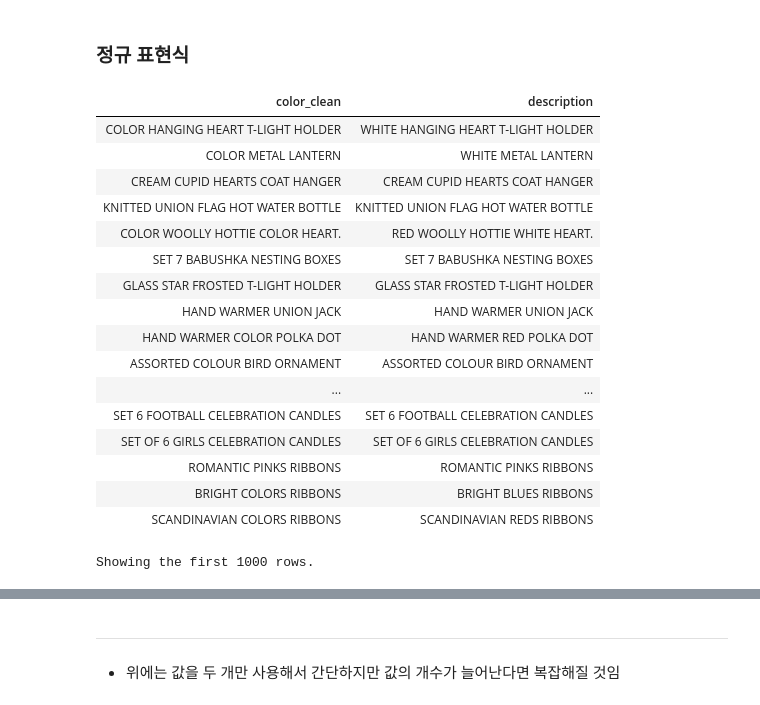
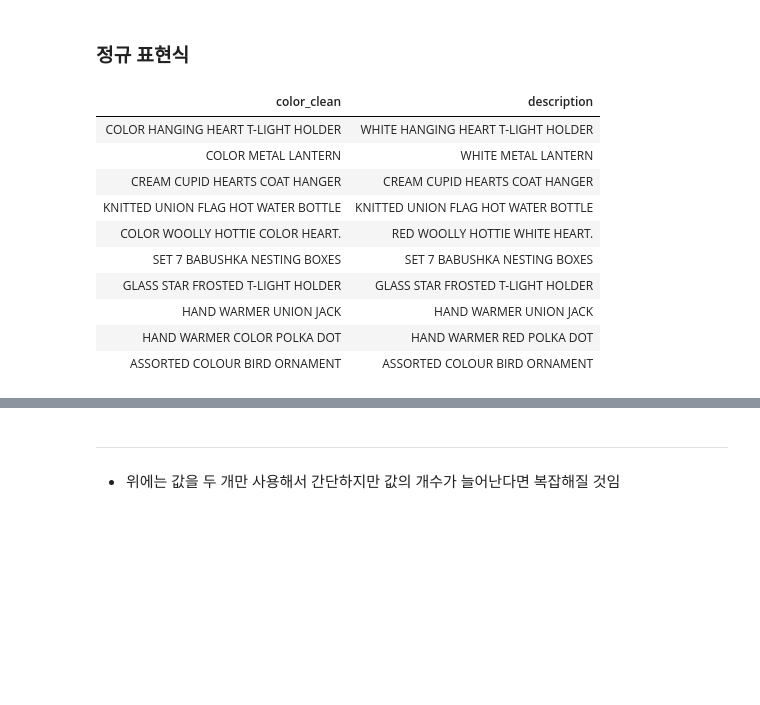
Before and after one commit to PingPingE/Spark, a Jupyter notebook: Part2/Chapter6.ipynb, the cells around one changed output, grey strips where cells are left out. Drawn from its saved outputs; the diff is of its cells as text; code cells hidden in the pictures; blank space fills up the shorter version.

```diff
--- a/Part2/Chapter6.ipynb
+++ b/Part2/Chapter6.ipynb
@@ -181,25 +191,18 @@ display(df.select(F.ltrim('Description'), F.rtrim('Description'), F.rpad('Descri
 # %%
 #regex_string에서 정의한 색과 관련된 단어 모두 COLOR로 치환
 regex_string="BLACK|WHITE|RED|GREEN|BLUE"
-display(df.select(F.regexp_replace(F.col('description'), regex_string, 'COLOR').alias('color_clean'),F.col('description')))
+display(df.select(F.regexp_replace(F.col('description'), regex_string, 'COLOR').alias('color_clean'),F.col('description')).limit(10))
 # %% [output]
 | color_clean | description |
 | COLOR HANGING HEART T-LIGHT HOLDER | WHITE HANGING HEART T-LIGHT HOLDER |
 | COLOR METAL LANTERN | WHITE METAL LANTERN |
 | CREAM CUPID HEARTS COAT HANGER | CREAM CUPID HEARTS COAT HANGER |
 | KNITTED UNION FLAG HOT WATER BOTTLE | KNITTED UNION FLAG HOT WATER BOTTLE |
 | COLOR WOOLLY HOTTIE COLOR HEART. | RED WOOLLY HOTTIE WHITE HEART. |
 | SET 7 BABUSHKA NESTING BOXES | SET 7 BABUSHKA NESTING BOXES |
 | GLASS STAR FROSTED T-LIGHT HOLDER | GLASS STAR FROSTED T-LIGHT HOLDER |
 | HAND WARMER UNION JACK | HAND WARMER UNION JACK |
 | HAND WARMER COLOR POLKA DOT | HAND WARMER RED POLKA DOT |
 | ASSORTED COLOUR BIRD ORNAMENT | ASSORTED COLOUR BIRD ORNAMENT |
-| ... | ... |
-| SET 6 FOOTBALL CELEBRATION CANDLES | SET 6 FOOTBALL CELEBRATION CANDLES |
-| SET OF 6 GIRLS CELEBRATION CANDLES | SET OF 6 GIRLS CELEBRATION CANDLES |
-| ROMANTIC PINKS RIBBONS | ROMANTIC PINKS RIBBONS |
-| BRIGHT COLORS RIBBONS | BRIGHT BLUES RIBBONS |
-| SCANDINAVIAN COLORS RIBBONS | SCANDINAVIAN REDS RIBBONS |
-Showing the first 1000 rows.
 # %%
 #정규 표현식을 만들지 않고 간단하게 문자 단위로 치환
```
Also changed, not shown: parts of 5 cells of this notebook.
